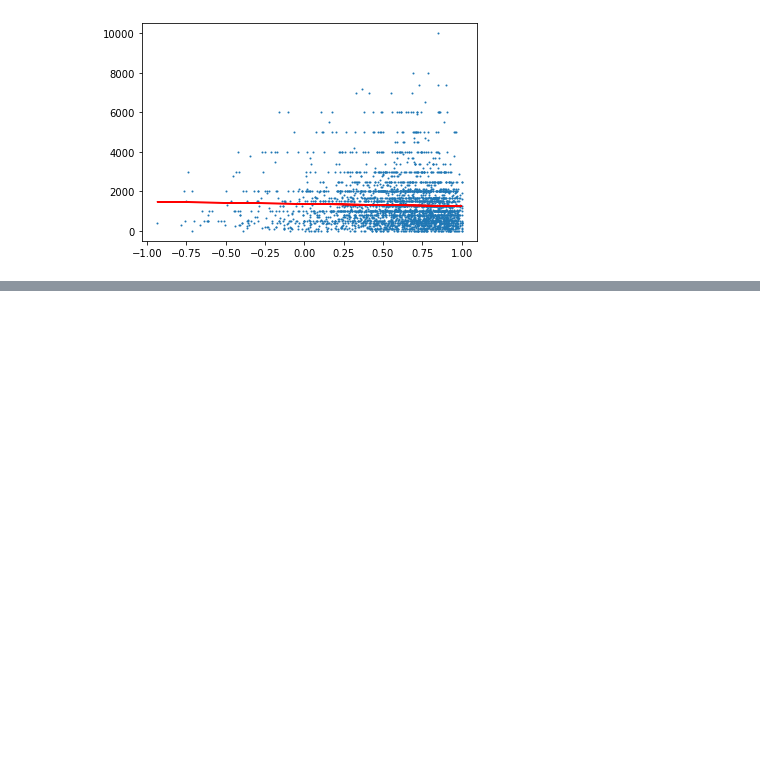
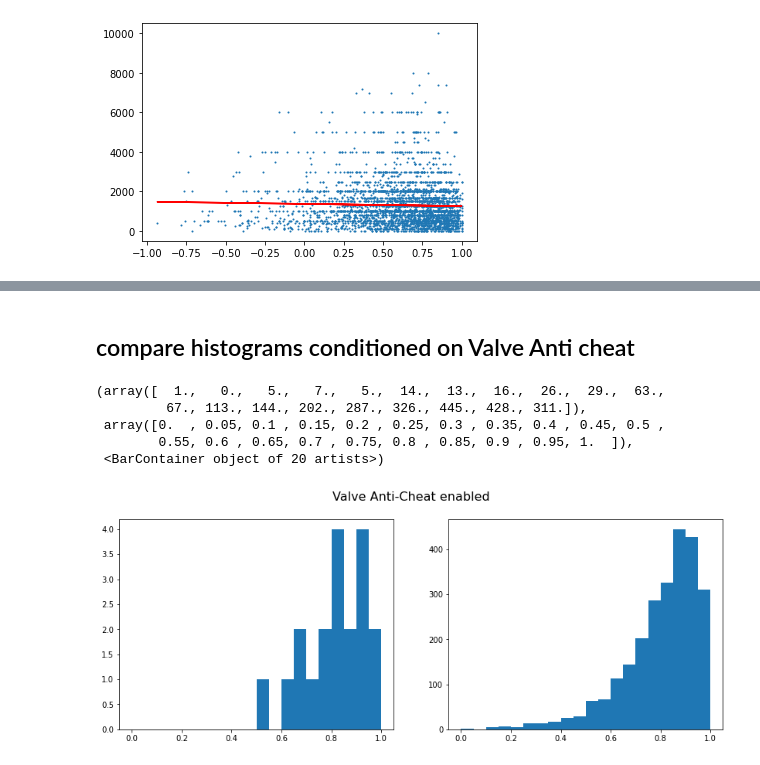
Before and after one commit to emilbreustedt/data-literacy-steam-project, a Jupyter notebook: predictor.ipynb, the cells around one changed output, grey strips where cells are left out. Drawn from its saved outputs; the diff is of its cells as text; code cells hidden in the pictures; blank space fills up the shorter version.

```diff
--- a/predictor.ipynb
+++ b/predictor.ipynb
@@ -133,0 +169,4 @@ X_train, X_test, y_train, y_test = train_test_split(poly_features,df["total_posi
+# %% [markdown]
+## compare histograms conditioned on Valve Anti cheat
+# %%
+df["score"] = df["total_positive"]/df["total_reviews"]
@@ -133,0 +175,13 @@ X_train, X_test, y_train, y_test = train_test_split(poly_features,df["total_posi
+# %%
+bins = np.linspace(0,1,21)
+fig, (ax1, ax2) = plt.subplots(1, 2,figsize=(14, 5))
+fig.suptitle(df.columns[59], fontsize=16)
+ax1.hist(df.loc[df['Valve Anti-Cheat enabled'] == 1]["score"],bins)
+ax2.hist(df.loc[df['Valve Anti-Cheat enabled'] == 0]["score"],bins)
+# %% [output]
+(array([  1.,   0.,   5.,   7.,   5.,  14.,  13.,  16.,  26.,  29.,  63.,
+         67., 113., 144., 202., 287., 326., 445., 428., 311.]),
+ array([0.  , 0.05, 0.1 , 0.15, 0.2 , 0.25, 0.3 , 0.35, 0.4 , 0.45, 0.5 ,
+        0.55, 0.6 , 0.65, 0.7 , 0.75, 0.8 , 0.85, 0.9 , 0.95, 1.  ]),
+ <BarContainer object of 20 artists>)
+[figure, added]
```
Also changed, not shown: parts of 49 cells of this notebook.
